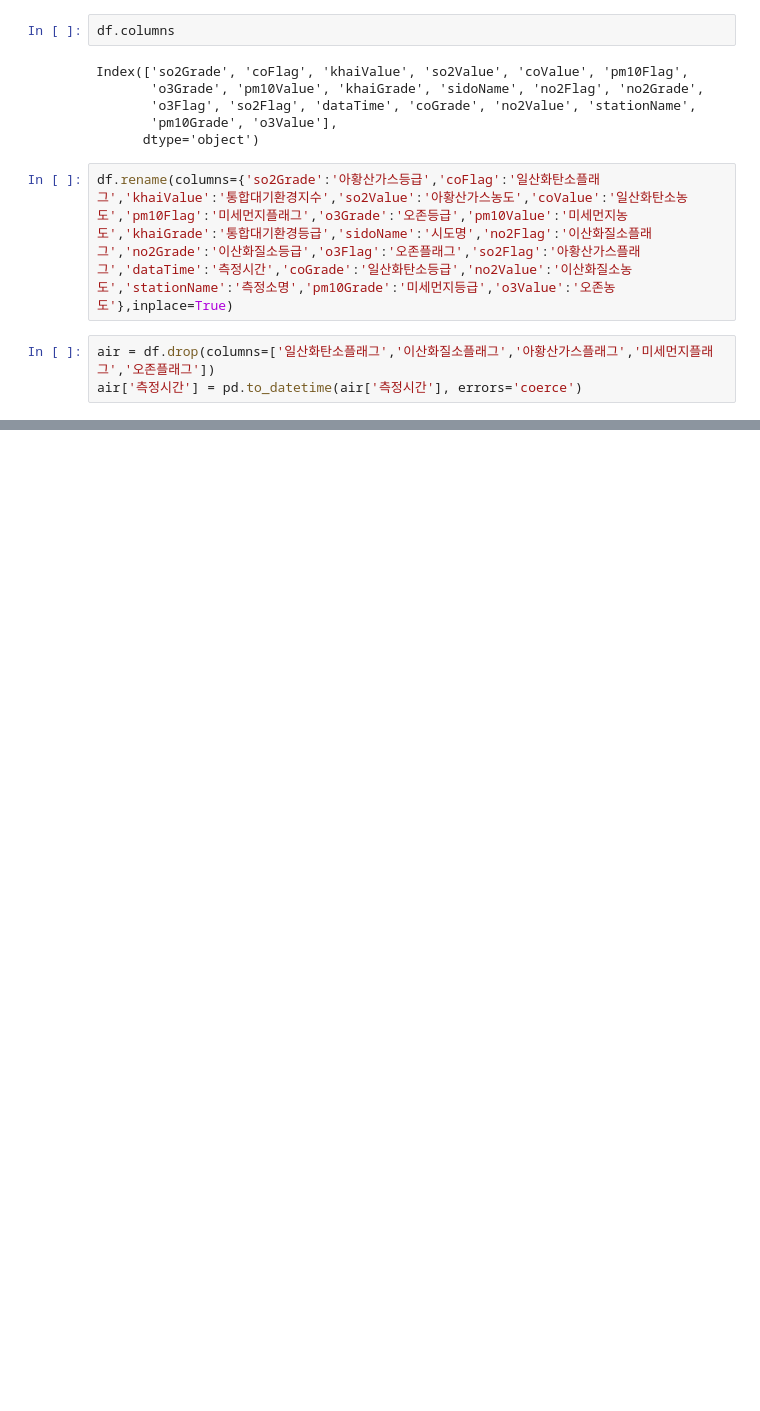
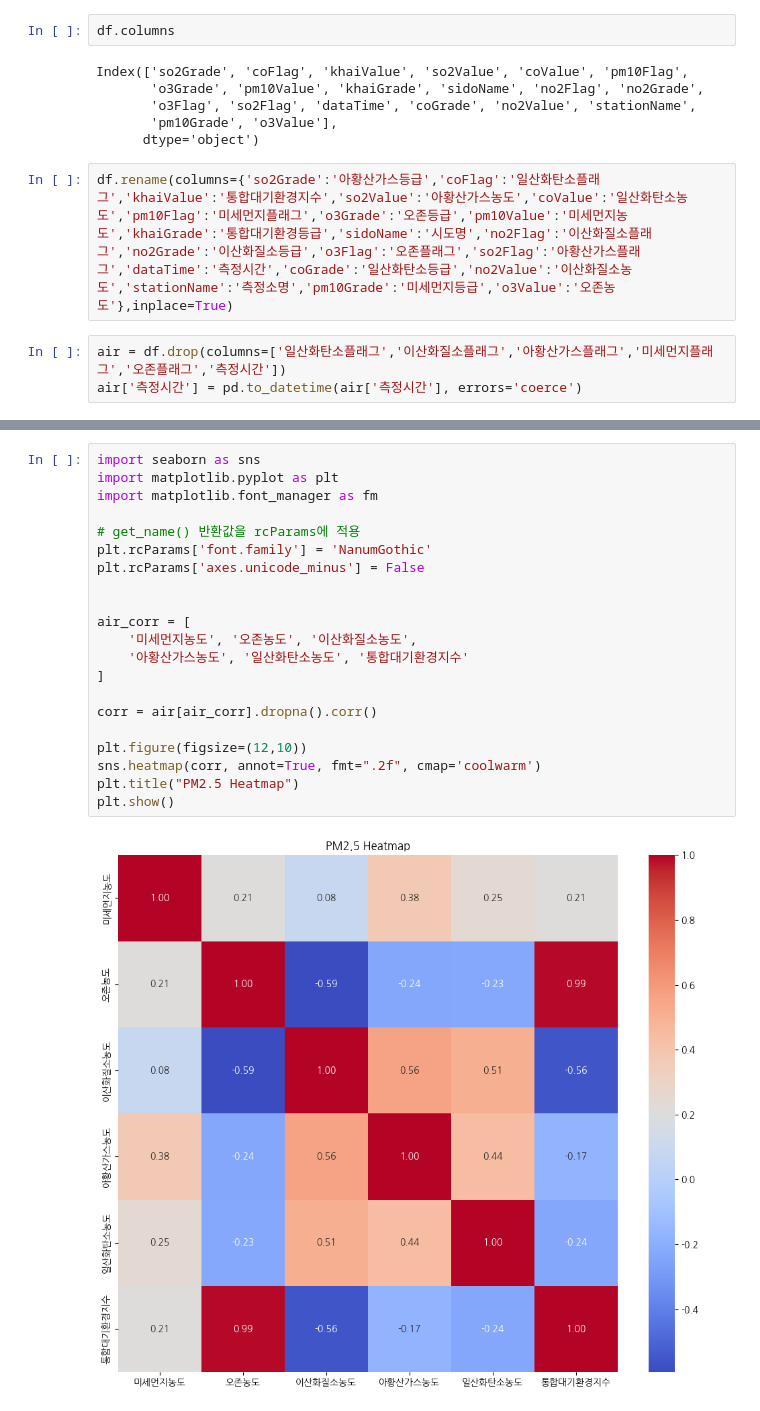
Before and after one commit to cocomong2/air_project, a Jupyter notebook: project.ipynb, the cells around one changed output, grey strips where cells are left out. Drawn from its saved outputs; the diff is of its cells as text; blank space fills up the shorter version.

```diff
--- a/project.ipynb
+++ b/project.ipynb
@@ -54,7 +72,7 @@ Index(['so2Grade', 'coFlag', 'khaiValue', 'so2Value', 'coValue', 'pm10Flag',
 # %%
 df.rename(columns={'so2Grade':'아황산가스등급','coFlag':'일산화탄소플래그','khaiValue':'통합대기환경지수','so2Value':'아황산가스농도','coValue':'일산화탄소농도','pm10Flag':'미세먼지플래그','o3Grade':'오존등급','pm10Value':'미세먼지농도','khaiGrade':'통합대기환경등급','sidoName':'시도명','no2Flag':'이산화질소플래그','no2Grade':'이산화질소등급','o3Flag':'오존플래그','so2Flag':'아황산가스플래그','dataTime':'측정시간','coGrade':'일산화탄소등급','no2Value':'이산화질소농도','stationName':'측정소명','pm10Grade':'미세먼지등급','o3Value':'오존농도'},inplace=True)
 # %%
-air = df.drop(columns=['일산화탄소플래그','이산화질소플래그','아황산가스플래그','미세먼지플래그','오존플래그'])
+air = df.drop(columns=['일산화탄소플래그','이산화질소플래그','아황산가스플래그','미세먼지플래그','오존플래그','측정시간'])
 air['측정시간'] = pd.to_datetime(air['측정시간'], errors='coerce')
 # %%
 num_cols=[
@@ -101,0 +98,23 @@ air.describe()
+# %%
+import seaborn as sns
+import matplotlib.pyplot as plt
+import matplotlib.font_manager as fm
+
+# get_name() 반환값을 rcParams에 적용
+plt.rcParams['font.family'] = 'NanumGothic'
+plt.rcParams['axes.unicode_minus'] = False
+
+
+air_corr = [
+    '미세먼지농도', '오존농도', '이산화질소농도',
+    '아황산가스농도', '일산화탄소농도', '통합대기환경지수'
+]
+
+corr = air[air_corr].dropna().corr()
+
+plt.figure(figsize=(12,10))
+sns.heatmap(corr, annot=True, fmt=".2f", cmap='coolwarm')
+plt.title("PM2.5 Heatmap")
+plt.show()
+# %% [output]
+[figure, added]
```
Also changed, not shown: parts of 9 cells of this notebook, 1 other file.
